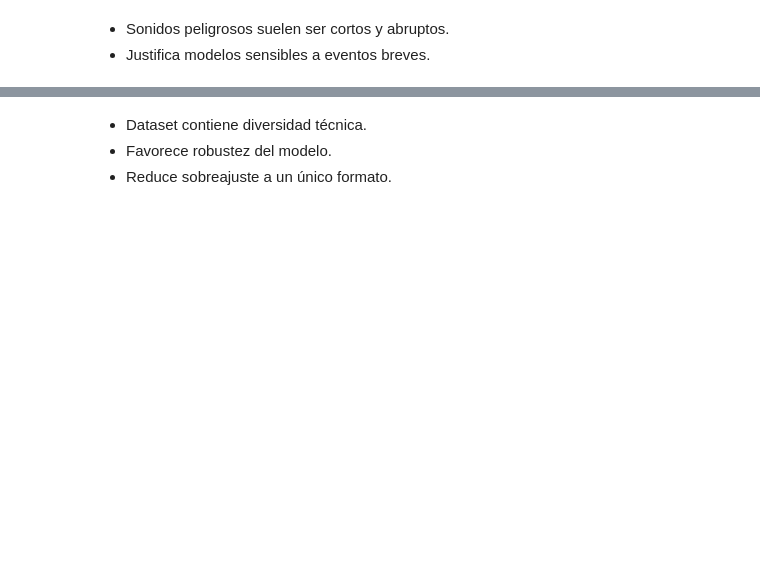
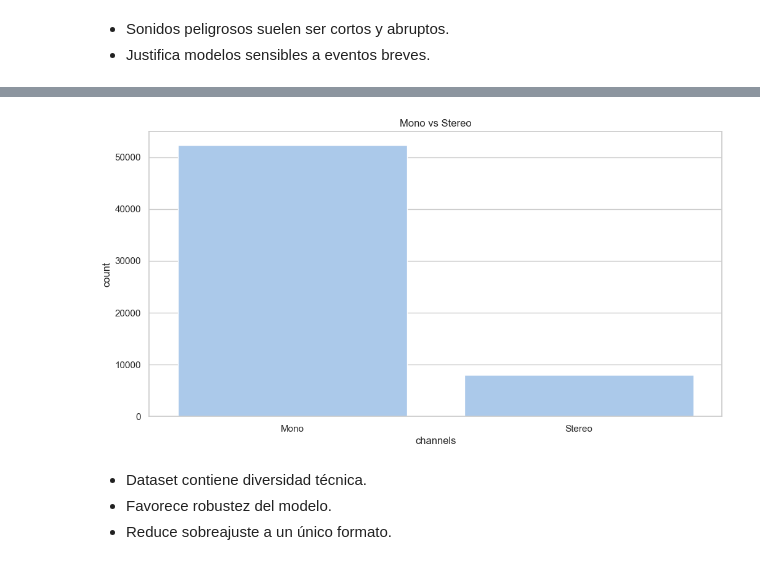
Before and after one commit to andrupax94/proyecto4geeks, a Jupyter notebook: notebooks/01_eda.ipynb, the cells around one changed output, grey strips where cells are left out. Cells and saved outputs as stored; diff of their text form; code cells hidden in the pictures; blank space fills up the shorter version.

```diff
--- a/notebooks/01_eda.ipynb
+++ b/notebooks/01_eda.ipynb
@@ -393,3 +307,9 @@ plt.show()
+# %%
+sns.countplot(data=eda, x="channels")
+plt.title("Mono vs Stereo")
+plt.show()
+# %% [output]
+[figure, added]
 # %% [markdown]
 - Dataset contiene diversidad técnica.
 - Favorece robustez del modelo.
```
Also changed, not shown: parts of 45 cells of this notebook, 1 other file.
